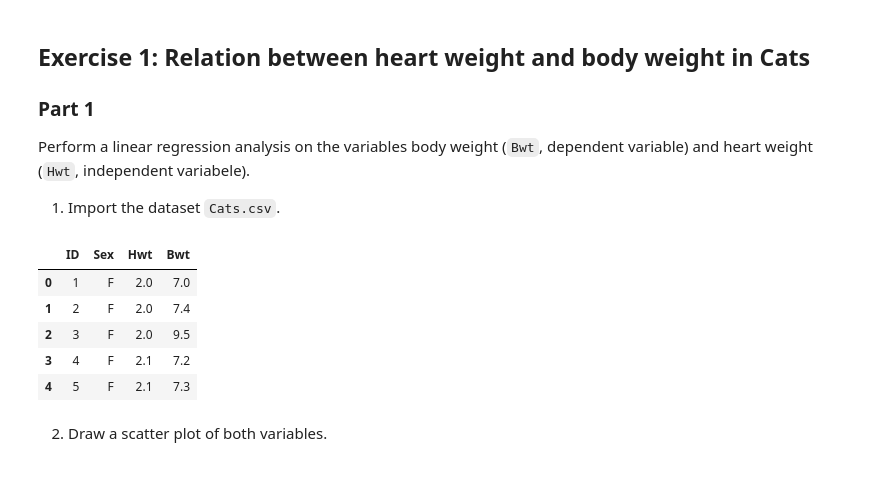
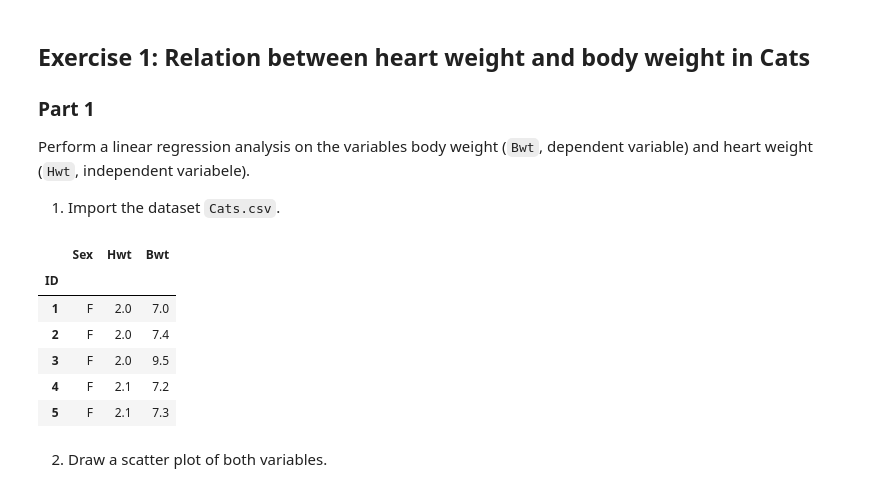
Before and after one commit to BrentVervaet/dsai-labs-bv, a Jupyter notebook: 6-regression-analyis/lab-6.01-cats.ipynb, the cells around one changed output. Drawn from its saved outputs; the diff is of its cells as text; code cells hidden in the pictures.

```diff
--- a/6-regression-analyis/lab-6.01-cats.ipynb
+++ b/6-regression-analyis/lab-6.01-cats.ipynb
@@ -20,16 +20,17 @@ Perform a linear regression analysis on the variables body weight (`Bwt`, depend
 
 1. Import the dataset `Cats.csv`.
 # %%
-cats = pd.read_csv('https://raw.githubusercontent.com/HoGentTIN/dsai-labs/main/data/Cats.csv')
+cats = pd.read_csv('https://raw.githubusercontent.com/HoGentTIN/dsai-labs/main/data/Cats.csv').set_index('ID')
 # Show the first few records of the Data Frame
 cats.head()
 # %% [output]
-|  | ID | Sex | Hwt | Bwt |
-| 0 | 1 | F | 2.0 | 7.0 |
-| 1 | 2 | F | 2.0 | 7.4 |
-| 2 | 3 | F | 2.0 | 9.5 |
-| 3 | 4 | F | 2.1 | 7.2 |
-| 4 | 5 | F | 2.1 | 7.3 |
+|  | Sex | Hwt | Bwt |
+| ID |  |  |  |
+| 1 | F | 2.0 | 7.0 |
+| 2 | F | 2.0 | 7.4 |
+| 3 | F | 2.0 | 9.5 |
+| 4 | F | 2.1 | 7.2 |
+| 5 | F | 2.1 | 7.3 |
 # %% [markdown]
 2. Draw a scatter plot of both variables.
 # %%
```
Also changed, not shown: parts of 8 cells of this notebook, 2 other files.
